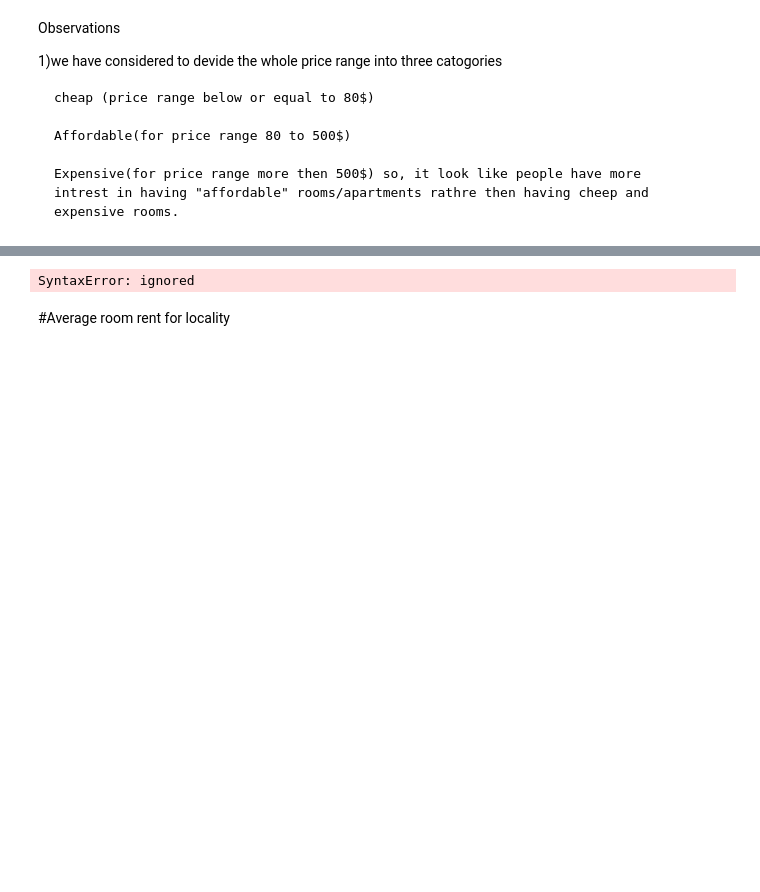
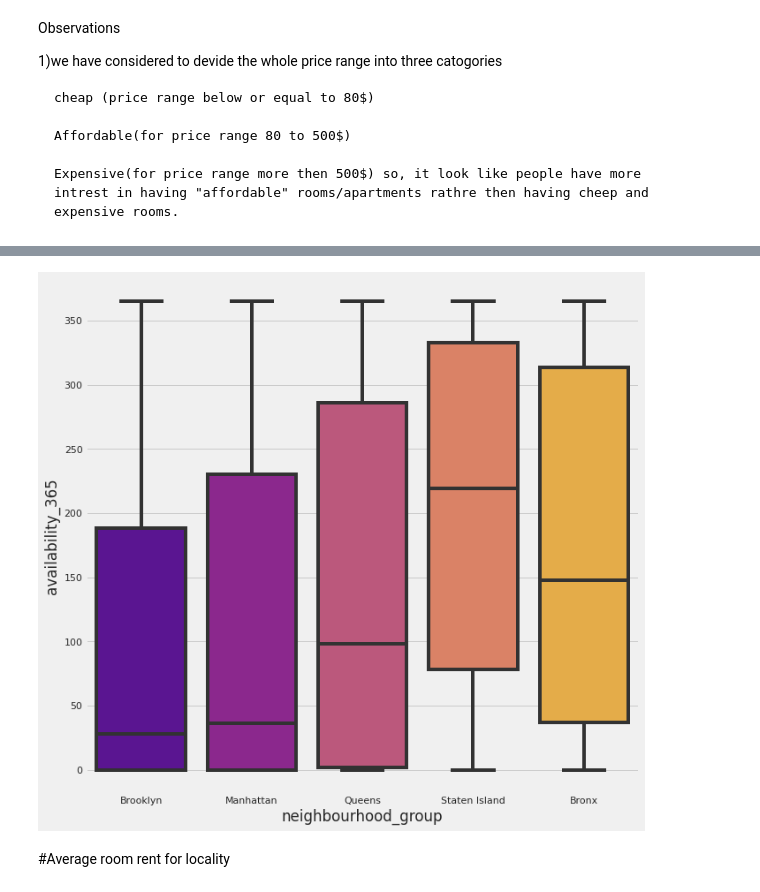
Before and after one commit to abhishubh32832/Airbnb_Booking_Analysis, a Jupyter notebook: Airbnb_Bookings_Analysis_2_Capstone_Project.ipynb, the cells around one changed output, grey strips where cells are left out. Saved outputs shown, nothing was run; the diff lists cells and outputs as text; code cells hidden in the pictures; blank space fills up the shorter version.

```diff
--- a/Airbnb_Bookings_Analysis_2_Capstone_Project.ipynb
+++ b/Airbnb_Bookings_Analysis_2_Capstone_Project.ipynb
@@ -789,7 +789,8 @@ sns.boxenplot(x='price',data=data)
-# %%
-corr = nyc_data.corr(method='kendall')plt.figure(figsize=(13,10))plt.title("Correlation Between Different Variables\n")sns.heatmap(corr, annot=True)plt.show()
-# %% [output]
-SyntaxError: ignored
+# %%
+plt.figure(figsize=(10,10))
+ax = sns.boxplot(data=data, x='neighbourhood_group',y='availability_365',palette='plasma')
+# %% [output]
+[figure, added]
 # %% [markdown]
 #Average room rent for locality
 # %%
```
Also changed, not shown: parts of 19 cells of this notebook.
